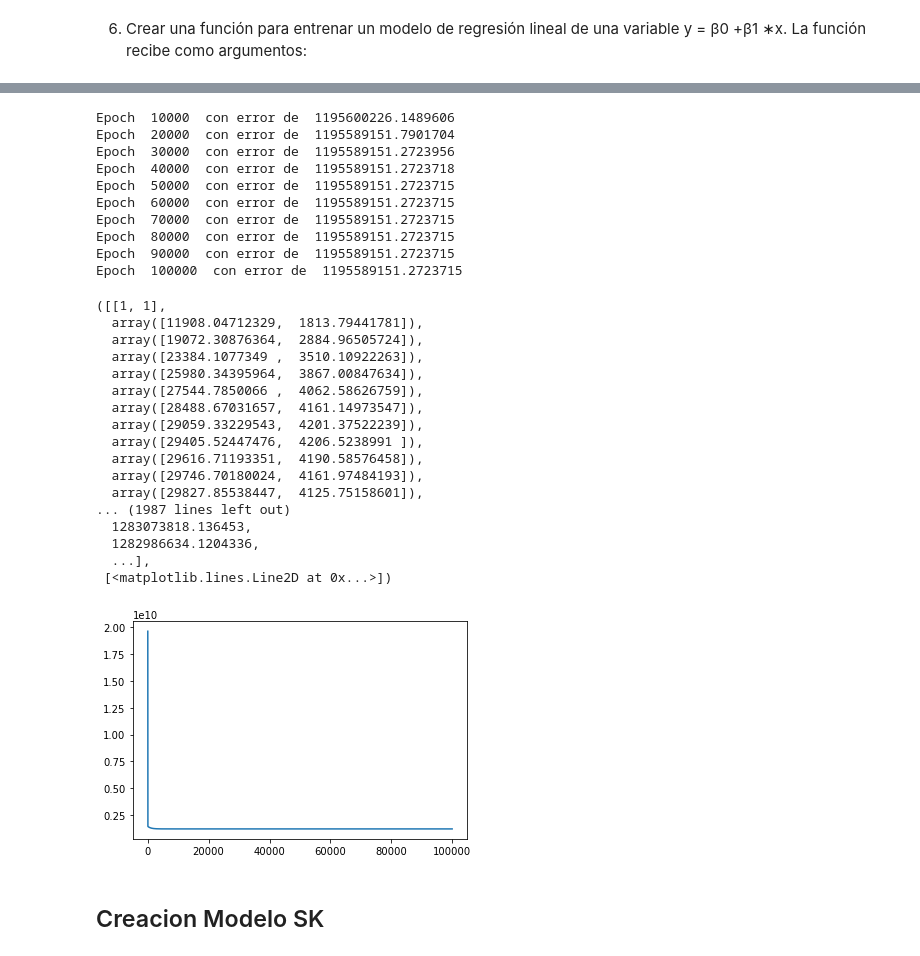
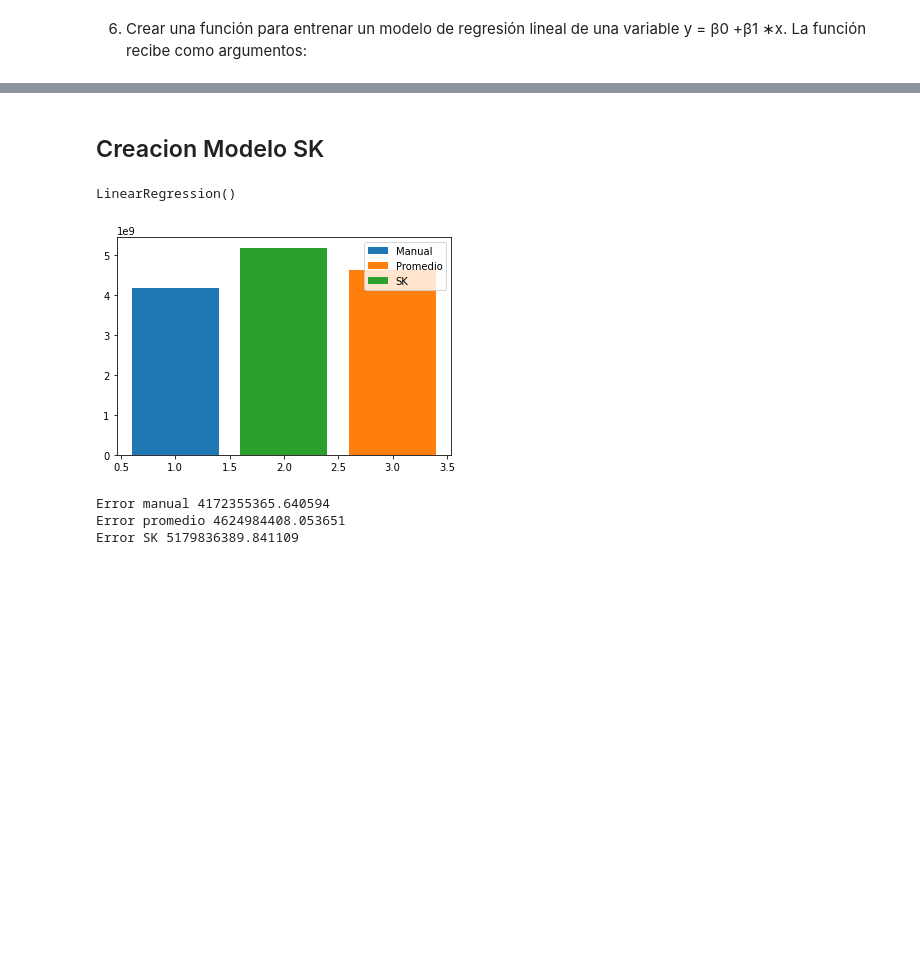
Before and after one commit to KElizabethL/Proyecto_1-Statistical, a Jupyter notebook: proyecto_1.ipynb, the cells around one changed output, grey strips where cells are left out. Drawn from its saved outputs; the diff is of its cells as text; code cells hidden in the pictures; blank space fills up the shorter version.

```diff
--- a/proyecto_1.ipynb
+++ b/proyecto_1.ipynb
@@ -278,36 +338,53 @@ modeloplot(df_training[:,1],df_training[:,0],iteracion,1000,colums[1])
-# %%
-modeloderegresion(df_training[:,1],df_training[:,0],100000,10000,0.01)
-# %% [output]
-Epoch  10000  con error de  1195600226.1489606
-Epoch  20000  con error de  1195589151.7901704
-Epoch  30000  con error de  1195589151.2723956
-Epoch  40000  con error de  1195589151.2723718
-Epoch  50000  con error de  1195589151.2723715
-Epoch  60000  con error de  1195589151.2723715
-Epoch  70000  con error de  1195589151.2723715
-Epoch  80000  con error de  1195589151.2723715
-Epoch  90000  con error de  1195589151.2723715
-Epoch  100000  con error de  1195589151.2723715
-([[1, 1],
-  array([11908.04712329,  1813.79441781]),
-  array([19072.30876364,  2884.96505724]),
-  array([23384.1077349 ,  3510.10922263]),
-  array([25980.34395964,  3867.00847634]),
-  array([27544.7850066 ,  4062.58626759]),
-  array([28488.67031657,  4161.14973547]),
-  array([29059.33229543,  4201.37522239]),
-  array([29405.52447476,  4206.5238991 ]),
-  array([29616.71193351,  4190.58576458]),
-  array([29746.70180024,  4161.97484193]),
-  array([29827.85538447,  4125.75158601]),
-... (1987 lines left out)
-  1283073818.136453,
-  1282986634.1204336,
-  ...],
- [<matplotlib.lines.Line2D at 0x...>])
-[figure, removed]
 # %%
 from sklearn.linear_model import LinearRegression
 from sklearn import linear_model
 # %% [markdown]
 ## Creacion Modelo SK
+# %%
+XOverallQual =df_training[:,1].copy()
+XOverallQual = XOverallQual.reshape(-1,1)
+YOverallQual = df_training[:,0].copy()
+YOverallQual = YOverallQual.reshape(-1, 1)
+OverallQualX1=df_test[:,1].copy()
+OverallQualX1=OverallQualX1.reshape(-1,1)
+SKOverallQual = LinearRegression().fit(XOverallQual, YOverallQual)
+X1stFlrSF =df_training[:,2].copy()
+X1stFlrSF = X1stFlrSF.reshape(-1,1)
+Y1stFlrSF = df_training[:,0].copy()
+Y1stFlrSF = Y1stFlrSF.reshape(-1, 1)
+X11stFlrSF=df_test[:,2].copy()
+X11stFlrSF=X11stFlrSF.reshape(-1,1)
+SK1stFlrSF = LinearRegression().fit(X1stFlrSF, Y1stFlrSF)
+SKOverallQual
+SK1stFlrSF
+# %% [output]
+LinearRegression()
+# %%
+def comparacion(y_manual,y_SK,y_promedio,y):
+    error_manual = 0.5 * np.mean((y_manual-y)**2)
+    error_SK = 0.5 * np.mean((y_SK-y)**2)
+    error_promedio = 0.5 * np.mean((y_promedio-y)**2)
+    plt.bar([1],[(error_manual)],label='Manual')
+    plt.bar([3],[(error_promedio)],label='Promedio')
+    plt.bar([2],[(error_SK)],label='SK')
+    plt.legend()
+    plt.show()
+    print('Error manual', error_manual),print('Error promedio',error_promedio),print('Error SK',error_SK)
+
+def promedio(modelomanual,modelosk,predicion):
+    pivote = np.transpose(np.array([predicion,np.ones_like(predicion)]))
+    vector = modelomanual
+    Yestimada = np.dot(pivote , vector)
+    ysk = modelosk.predict(predicion)
+    ysk = ysk.reshape(1,-1)
+    ypromedio = (Yestimada+ysk)*0.5
+    return Yestimada,ysk,ypromedio
+# %%
+y_validacion = df_test[:,0].reshape(-1, 1)
+PredOverallQual = promedio(iteracionOverallQual[len(iteracionOverallQual)-1],SKOverallQual,OverallQualX1)
+comparacion(PredOverallQual[0],PredOverallQual[1],PredOverallQual[2],y_validacion)
+# %% [output]
+[figure, added]
+Error manual 4172355365.640594
+Error promedio 4624984408.053651
+Error SK 5179836389.841109
```
Also changed, not shown: parts of 7 cells of this notebook.
